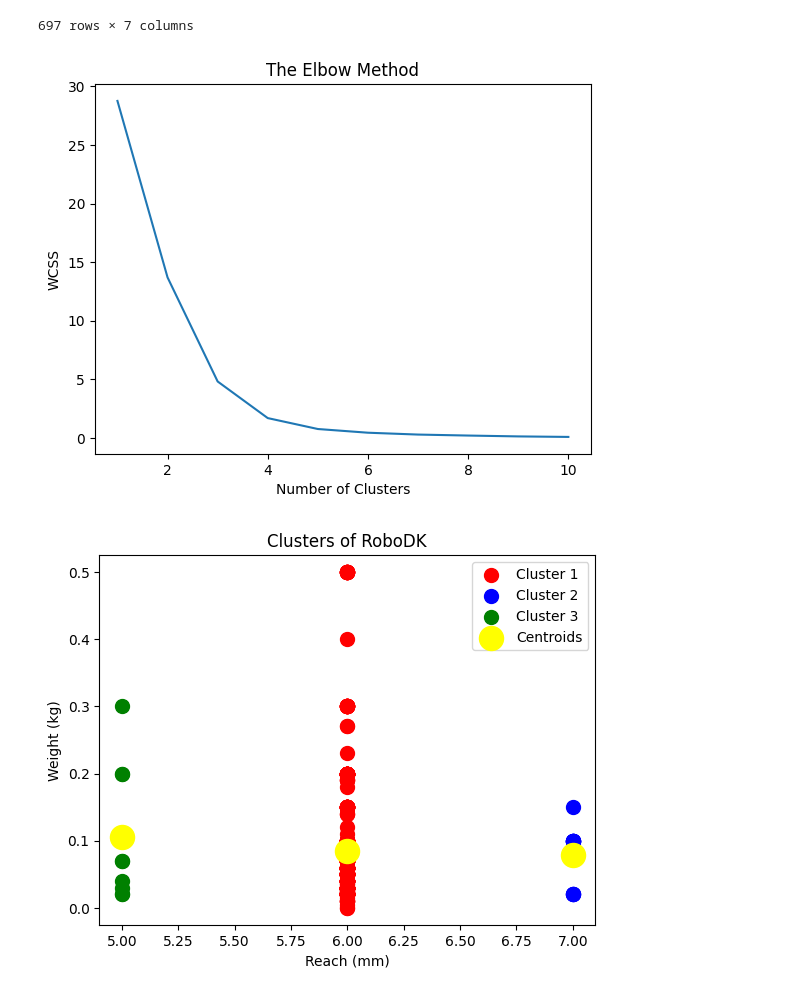
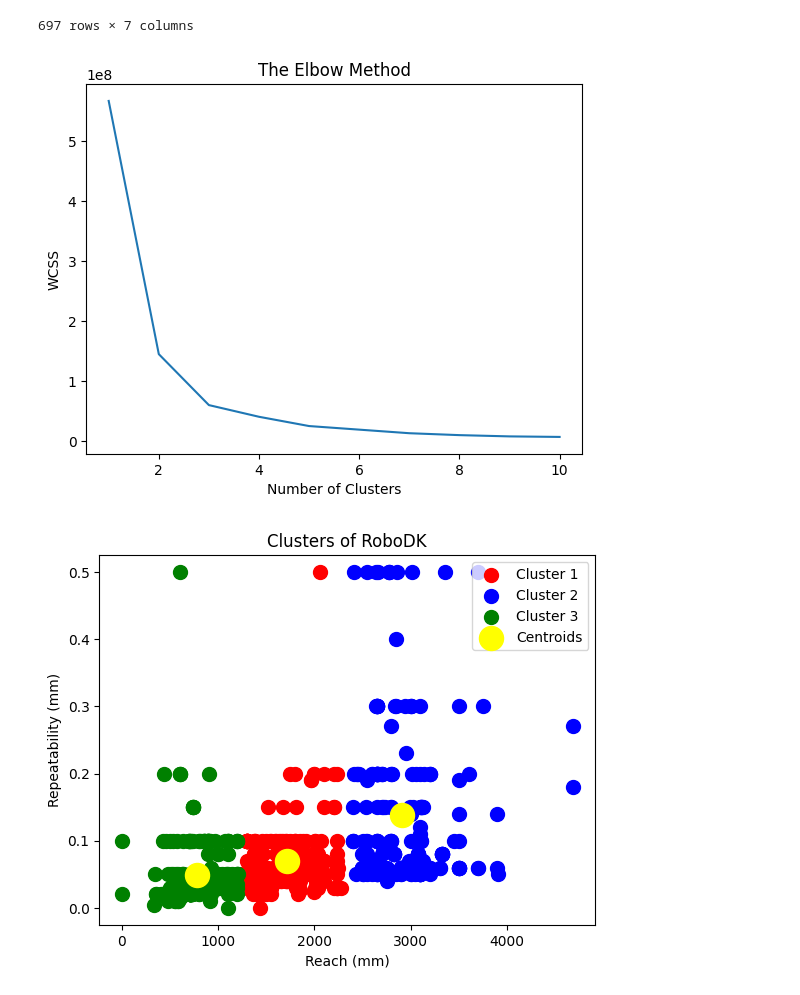
Before and after one commit to HaleyKwok/Python_Libraries_for_RoboDK, a Jupyter notebook: Clustering.ipynb, the cells around one changed output. Saved outputs shown, nothing was run; the diff lists cells and outputs as text; code cells hidden in the pictures.

```diff
--- a/Clustering.ipynb
+++ b/Clustering.ipynb
@@ -73,7 +73,7 @@ df2
 | 696 | Yaskawa Motoman | UP350 | 6 | 2542 | 350 | 1350 | 0.5 |
 697 rows × 7 columns
 # %%
-X = df2.iloc[:, [2,6]].values
+X = df2.iloc[:, [3,6]].values
 # %%
 from sklearn.cluster import KMeans
 wcss_list = []
@@ -88,5 +88,5 @@ plt.xlabel('Number of Clusters')
 plt.ylabel('WCSS')
 plt.show()
 # %% [output]
-[figure, old version]
+[figure, new version]
 # %%
@@ -95,13 +95,13 @@ y_predict= kmeans.fit_predict(X)
 # %%
 # Visualising the clusters
 plt.scatter(X[y_predict == 0,0], X[y_predict == 0,1], s = 100, c ='red', label ='Cluster 1')
 plt.scatter(X[y_predict == 1,0], X[y_predict == 1,1], s = 100, c ='blue', label ='Cluster 2')
 plt.scatter(X[y_predict == 2,0], X[y_predict == 2,1], s = 100, c ='green', label ='Cluster 3')
 plt.scatter(kmeans.cluster_centers_[:,0], kmeans.cluster_centers_[:,1], s = 300, c ='yellow', label ='Centroids')
 plt.title('Clusters of RoboDK')
 plt.xlabel('Reach (mm)')
-plt.ylabel('Weight (kg)')
+plt.ylabel('Repeatability (mm)')
 plt.legend()
 plt.show()
 # %% [output]
-[figure, old version]
+[figure, new version]
```
Also changed, not shown: parts of 1 cell of this notebook.
